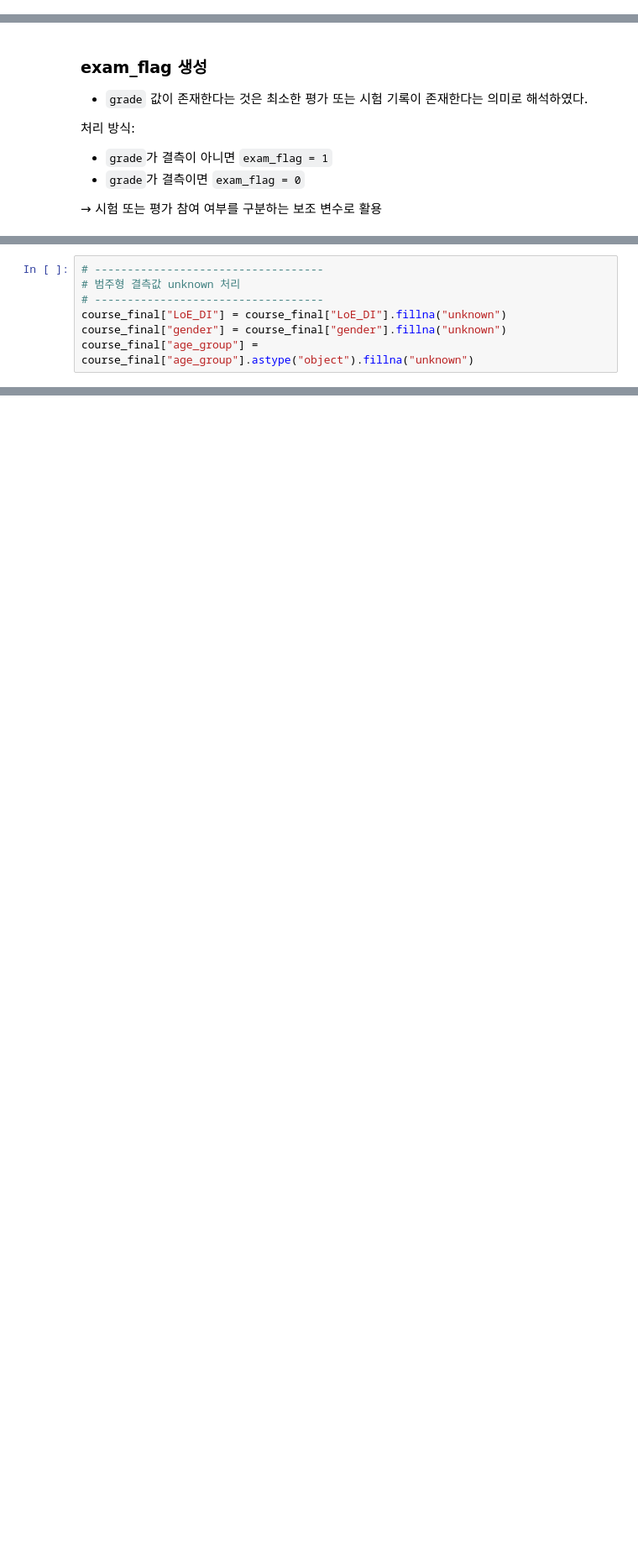
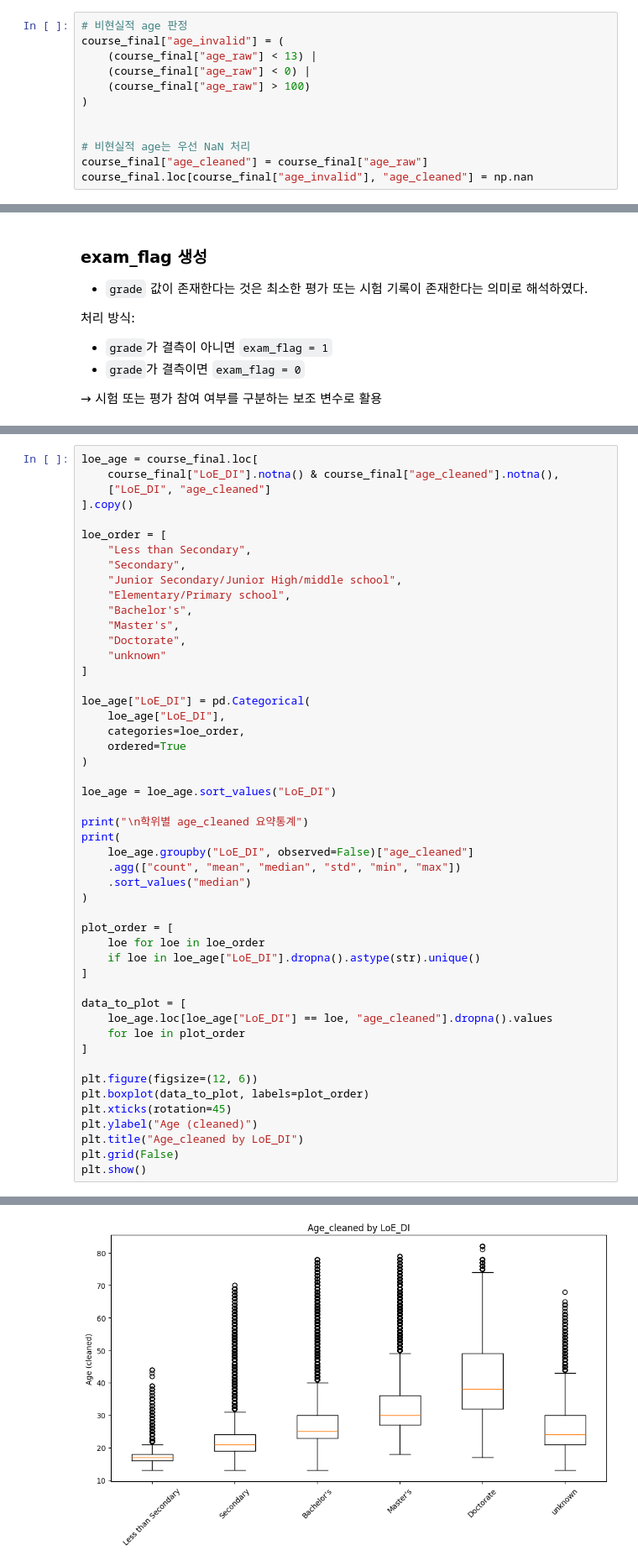
Before and after one commit to Ojirokim/data-analysis-practical-project, a Jupyter notebook: 김규열/교육_전처리.ipynb, the cells around one changed output, grey strips where cells are left out. Shown at 84% size. Cells and saved outputs as stored; diff of their text form; blank space fills up the shorter version.

```diff
--- a/김규열/교육_전처리.ipynb
+++ b/김규열/교육_전처리.ipynb
@@ -780,0 +780,12 @@ course_final["age_group"] = pd.cut(
+# %%
+# 비현실적 age 판정
+course_final["age_invalid"] = (
+    (course_final["age_raw"] < 13) |
+    (course_final["age_raw"] < 0) |
+    (course_final["age_raw"] > 100)
+)
+
+
+# 비현실적 age는 우선 NaN 처리
+course_final["age_cleaned"] = course_final["age_raw"]
+course_final.loc[course_final["age_invalid"], "age_cleaned"] = np.nan
@@ -805,7 +898,0 @@ course_final["exam_flag"] = course_final["grade"].notna().astype(int)
-# %%
-# -----------------------------------
-# 범주형 결측값 unknown 처리
-# -----------------------------------
-course_final["LoE_DI"] = course_final["LoE_DI"].fillna("unknown")
-course_final["gender"] = course_final["gender"].fillna("unknown")
-course_final["age_group"] = course_final["age_group"].astype("object").fillna("unknown")
@@ -840,0 +909,50 @@ course_final.to_csv('course_final.csv', index=False)
+# %%
+loe_age = course_final.loc[
+    course_final["LoE_DI"].notna() & course_final["age_cleaned"].notna(),
+    ["LoE_DI", "age_cleaned"]
+].copy()
+
+loe_order = [
+    "Less than Secondary",
+    "Secondary",
+    "Junior Secondary/Junior High/middle school",
+    "Elementary/Primary school",
+    "Bachelor's",
+    "Master's",
+    "Doctorate",
+    "unknown"
+]
+
+loe_age["LoE_DI"] = pd.Categorical(
+    loe_age["LoE_DI"],
+    categories=loe_order,
+    ordered=True
+)
+
+loe_age = loe_age.sort_values("LoE_DI")
+
+print("\n학위별 age_cleaned 요약통계")
+print(
+    loe_age.groupby("LoE_DI", observed=False)["age_cleaned"]
+    .agg(["count", "mean", "median", "std", "min", "max"])
+    .sort_values("median")
+)
+
+plot_order = [
+    loe for loe in loe_order
+    if loe in loe_age["LoE_DI"].dropna().astype(str).unique()
+]
+
+data_to_plot = [
+    loe_age.loc[loe_age["LoE_DI"] == loe, "age_cleaned"].dropna().values
+    for loe in plot_order
+]
+
+plt.figure(figsize=(12, 6))
+plt.boxplot(data_to_plot, labels=plot_order)
+plt.xticks(rotation=45)
+plt.ylabel("Age (cleaned)")
+plt.title("Age_cleaned by LoE_DI")
+plt.grid(False)
+plt.show()
+# %% [output]
@@ -840,0 +976 @@ course_final.to_csv('course_final.csv', index=False)
+[figure, added]
```
Also changed, not shown: parts of 23 cells of this notebook.
